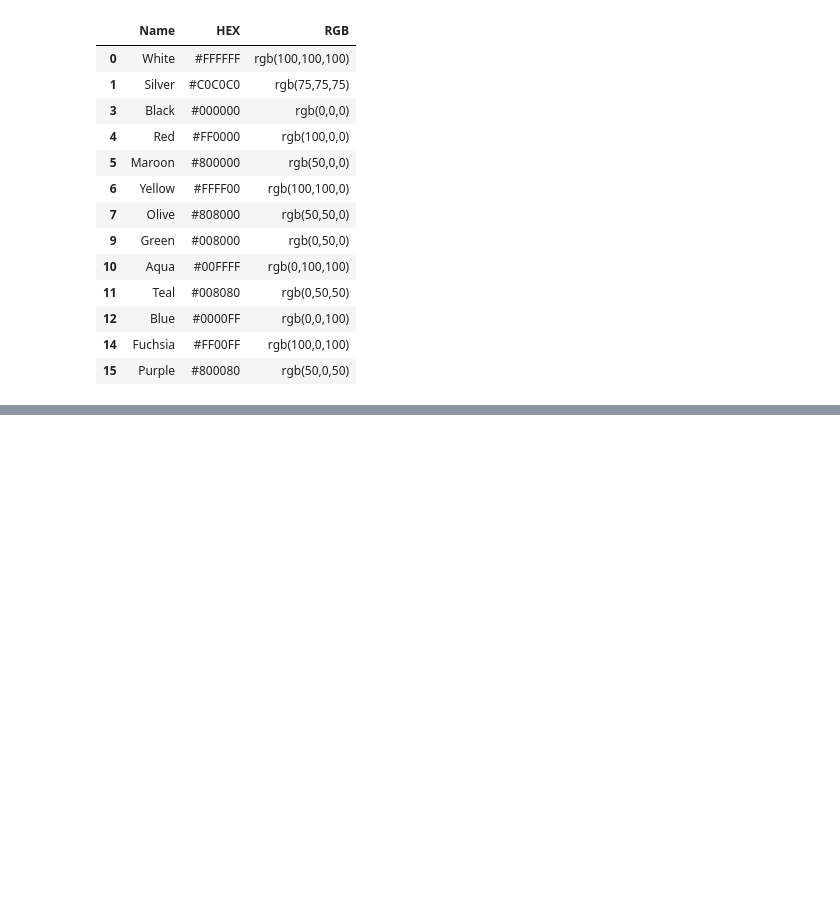
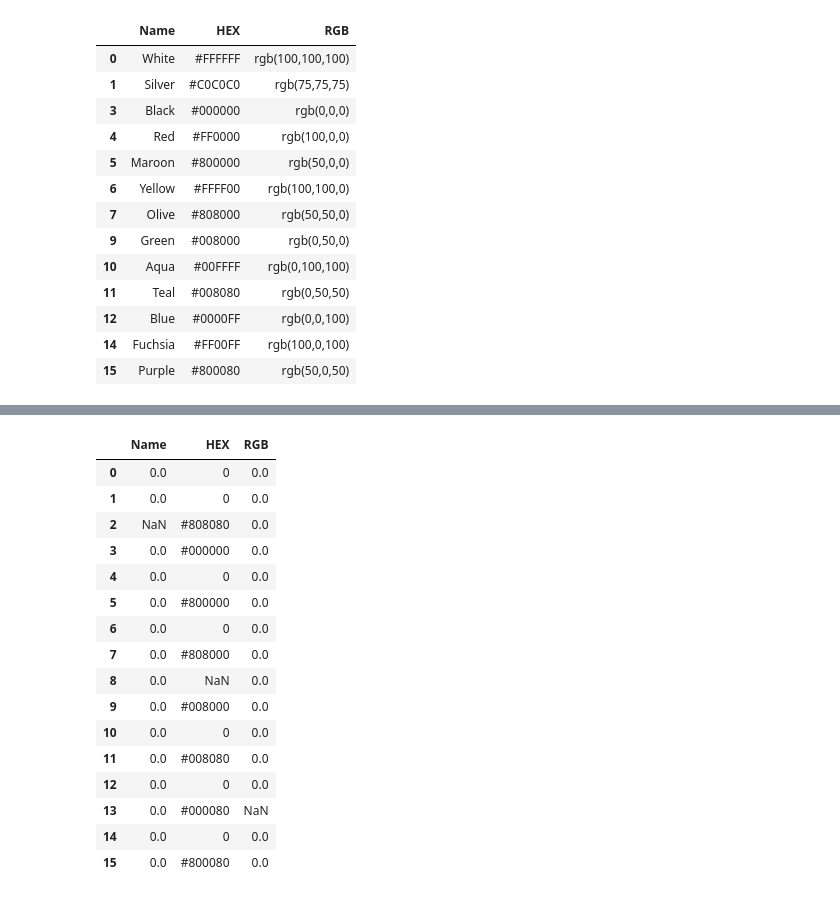
Before and after one commit to RakshitYadav09/Python-Practice, a Jupyter notebook: panda.ipynb, the cells around one changed output, grey strips where cells are left out. Cells and saved outputs as stored; diff of their text form; code cells hidden in the pictures; blank space fills up the shorter version.

```diff
--- a/panda.ipynb
+++ b/panda.ipynb
@@ -334,0 +395,20 @@ df
+# %%
+df.replace('[A-Za-z]', 0, regex=True)
+# %% [output]
+|  | Name | HEX | RGB |
+| 0 | 0.0 | 0 | 0.0 |
+| 1 | 0.0 | 0 | 0.0 |
+| 2 | NaN | #808080 | 0.0 |
+| 3 | 0.0 | #000000 | 0.0 |
+| 4 | 0.0 | 0 | 0.0 |
+| 5 | 0.0 | #800000 | 0.0 |
+| 6 | 0.0 | 0 | 0.0 |
+| 7 | 0.0 | #808000 | 0.0 |
+| 8 | 0.0 | NaN | 0.0 |
+| 9 | 0.0 | #008000 | 0.0 |
+| 10 | 0.0 | 0 | 0.0 |
+| 11 | 0.0 | #008080 | 0.0 |
+| 12 | 0.0 | 0 | 0.0 |
+| 13 | 0.0 | #000080 | NaN |
+| 14 | 0.0 | 0 | 0.0 |
+| 15 | 0.0 | #800080 | 0.0 |
```
Also changed, not shown: parts of 19 cells of this notebook.
